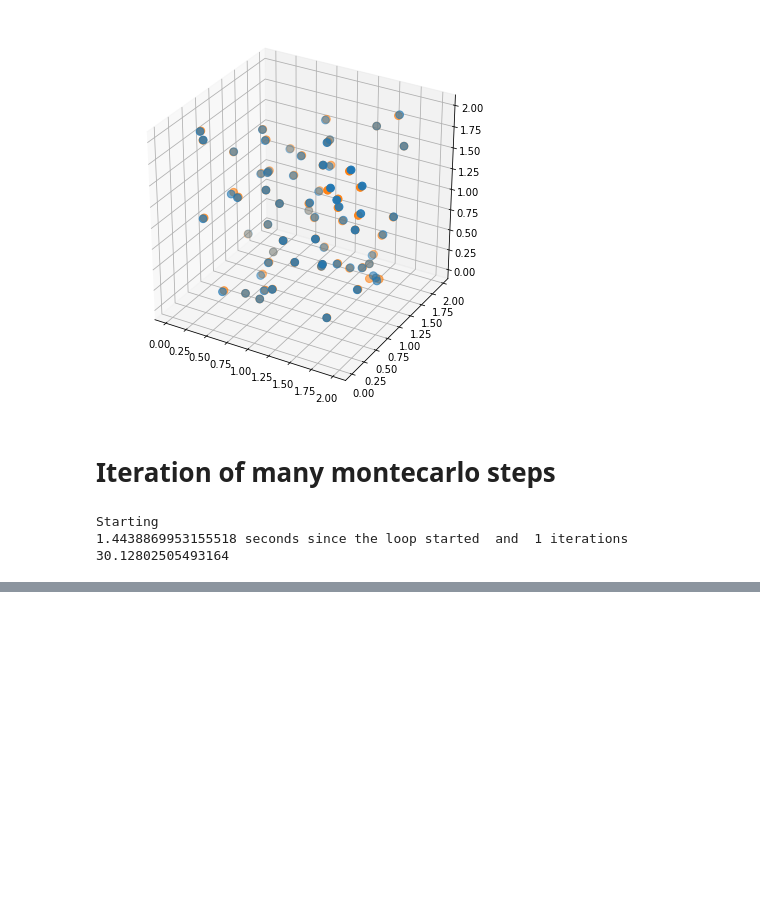
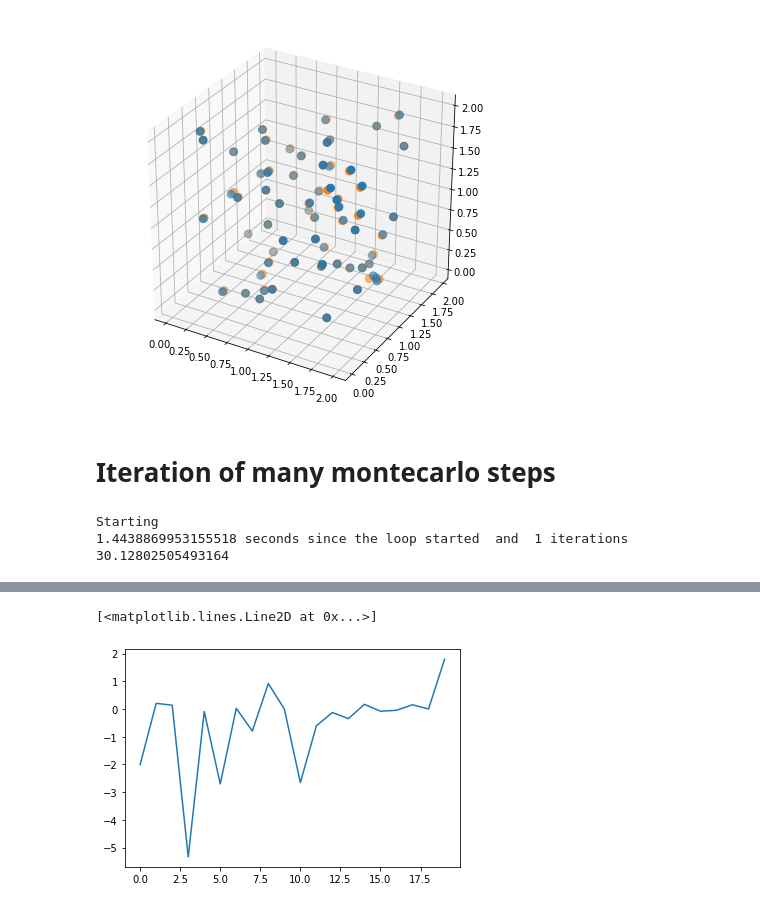
Before and after one commit to Ssalazar12/Physics, a Jupyter notebook: Self-Consistent Field Theory/montecarlo_scft.ipynb, the cells around one changed output, grey strips where cells are left out. Saved outputs shown, nothing was run; the diff lists cells and outputs as text; code cells hidden in the pictures; blank space fills up the shorter version.

```diff
--- a/Self-Consistent Field Theory/montecarlo_scft.ipynb
+++ b/Self-Consistent Field Theory/montecarlo_scft.ipynb
@@ -282,6 +282,7 @@ output.close()
 was = pd.read_pickle(r'montecarlo_chains.pkl')
 # %%
 aaa = np.loadtxt('acceptance_ratio.csv', delimiter=',')
+uuu = np.loadtxt('energy_changes.csv', delimiter=',')
 # %%
 # plot them
 plt.figure(figsize=(7,7))
@@ -311,0 +294,5 @@ array([[0.31118122, 0.17324876, 1.1018666 ],
+# %%
+plt.plot(uuu)
+# %% [output]
+[<matplotlib.lines.Line2D at 0x...>]
+[figure, added]
```
Also changed, not shown: parts of 2 cells of this notebook, 2 other files.
